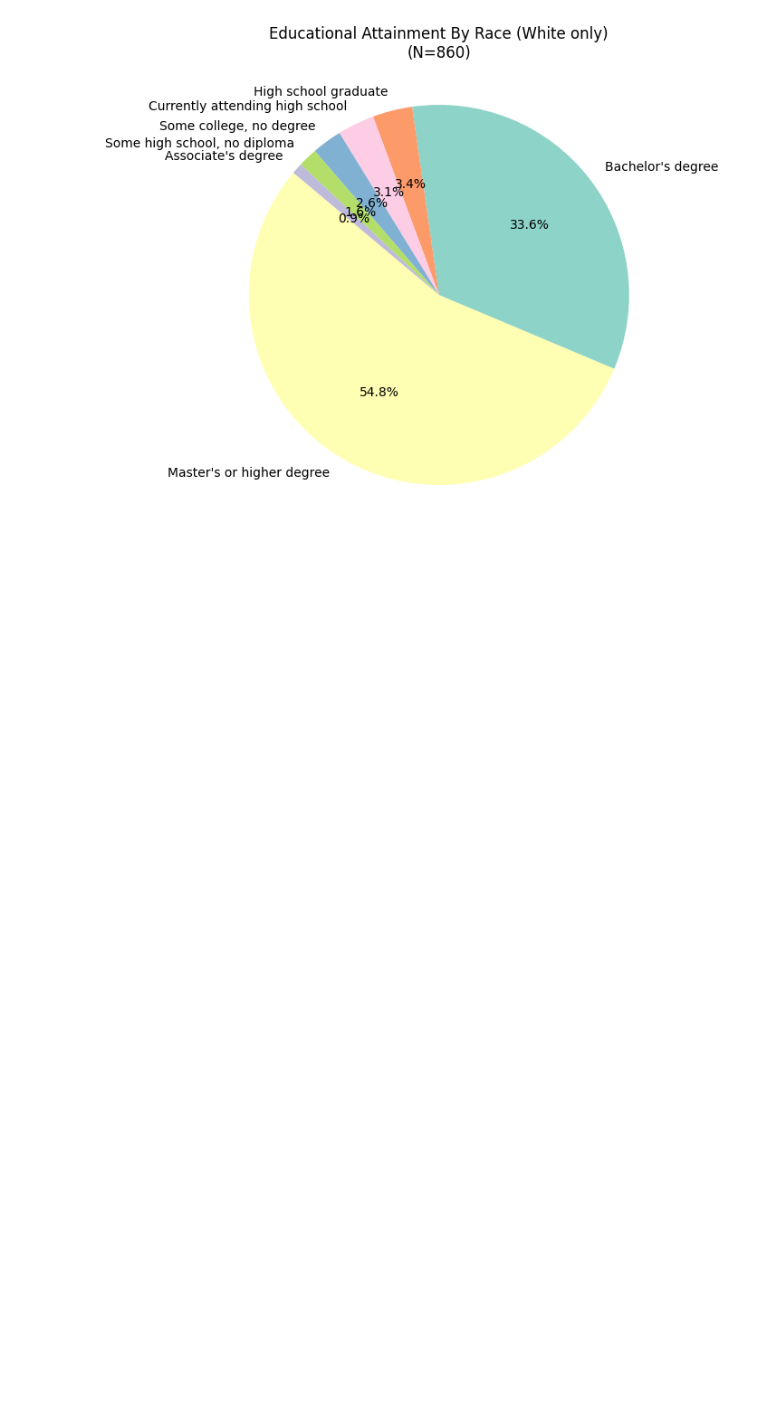
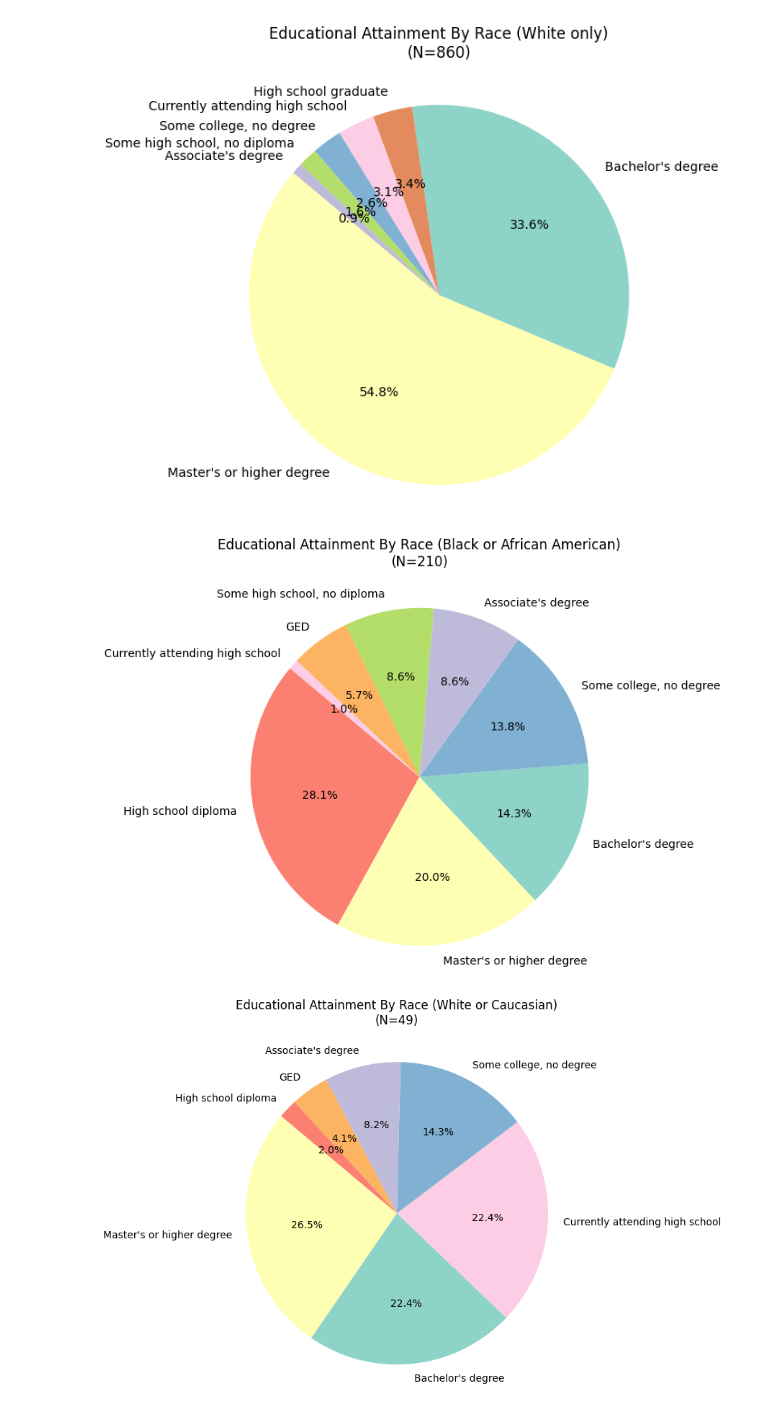
Before and after one commit to apsocarras/career-onestop, a Jupyter notebook: notebooks/state-level-comparison.ipynb, the cells around one changed output. Cells and saved outputs as stored; diff of their text form; code cells hidden in the pictures; blank space fills up the shorter version.

Commit message:
include sm survey images; darken high school color

```diff
--- a/notebooks/state-level-comparison.ipynb
+++ b/notebooks/state-level-comparison.ipynb
@@ -337,3 +338,16 @@ for race in ('Black only', 'White only'):
 | 5 | Some high school, no diploma | 14 |
 | 6 | Associate's degree | 8 |
 [figure]
+# %%
+from PIL import Image
+# For github rendering
+img_fp = os.path.join(os.pardir, 'img', 'sm_survey_black_education.png')
+img = Image.open(img_fp)
+display(img)
+
+img_fp = os.path.join(os.pardir, 'img', 'sm_survey_white_education.png')
+img = Image.open(img_fp)
+display(img)
+# %% [output]
+[figure, added]
+[figure, added]
```
Also changed, not shown: parts of 1 cell of this notebook, 2 other files.
